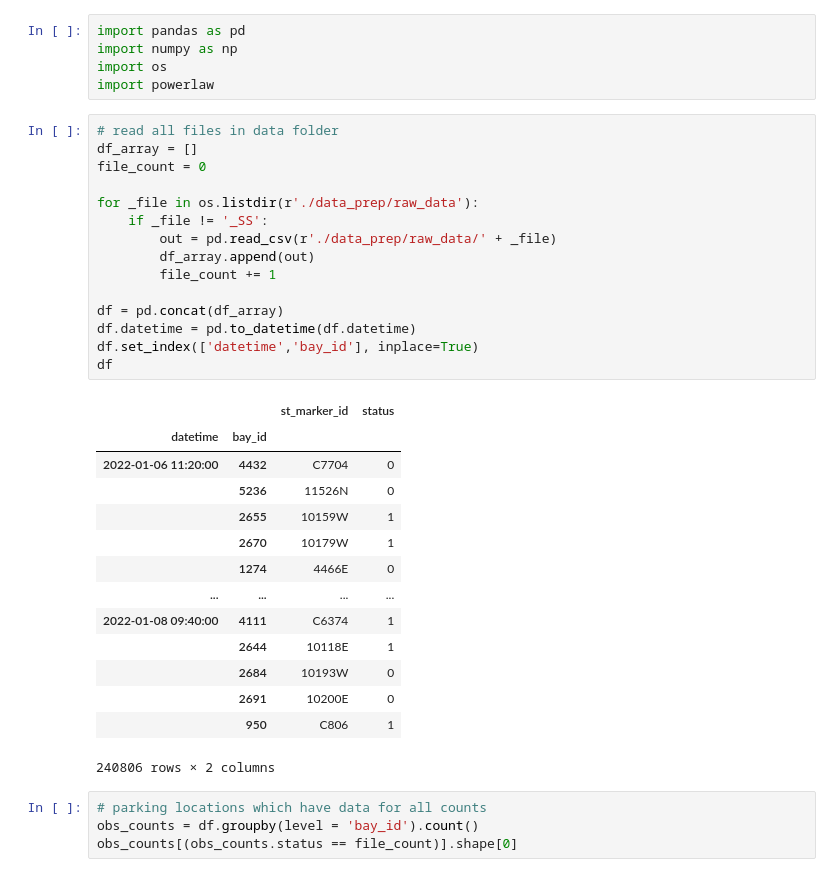
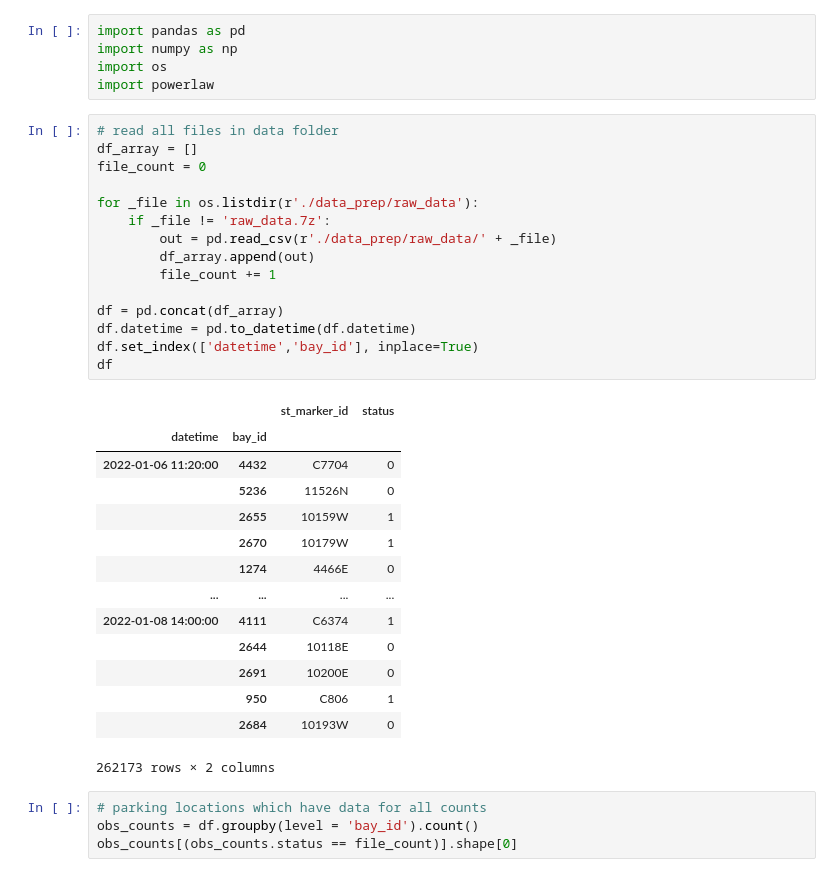
Before and after one commit to gdubbs100/parking, a Jupyter notebook: parking.ipynb, the cells around one changed output. Saved outputs shown, nothing was run; the diff lists cells and outputs as text.

```diff
--- a/parking.ipynb
+++ b/parking.ipynb
@@ -10,33 +10,33 @@ import powerlaw
 # %%
 # read all files in data folder
 df_array = []
 file_count = 0
 
 for _file in os.listdir(r'./data_prep/raw_data'):
-    if _file != '_SS':
+    if _file != 'raw_data.7z':
         out = pd.read_csv(r'./data_prep/raw_data/' + _file)
         df_array.append(out)
         file_count += 1
 
 df = pd.concat(df_array)
 df.datetime = pd.to_datetime(df.datetime)
 df.set_index(['datetime','bay_id'], inplace=True)
 df
 # %% [output]
 |  |  | st_marker_id | status |
 | datetime | bay_id |  |  |
 | 2022-01-06 11:20:00 | 4432 | C7704 | 0 |
 |  | 5236 | 11526N | 0 |
 |  | 2655 | 10159W | 1 |
 |  | 2670 | 10179W | 1 |
 |  | 1274 | 4466E | 0 |
 | ... | ... | ... | ... |
-| 2022-01-08 09:40:00 | 4111 | C6374 | 1 |
-|  | 2644 | 10118E | 1 |
-|  | 2684 | 10193W | 0 |
+| 2022-01-08 14:00:00 | 4111 | C6374 | 1 |
+|  | 2644 | 10118E | 0 |
 |  | 2691 | 10200E | 0 |
 |  | 950 | C806 | 1 |
+|  | 2684 | 10193W | 0 |
-240806 rows × 2 columns
+262173 rows × 2 columns
 # %%
 # parking locations which have data for all counts
 obs_counts = df.groupby(level = 'bay_id').count()
```
Also changed, not shown: parts of 14 cells of this notebook.
